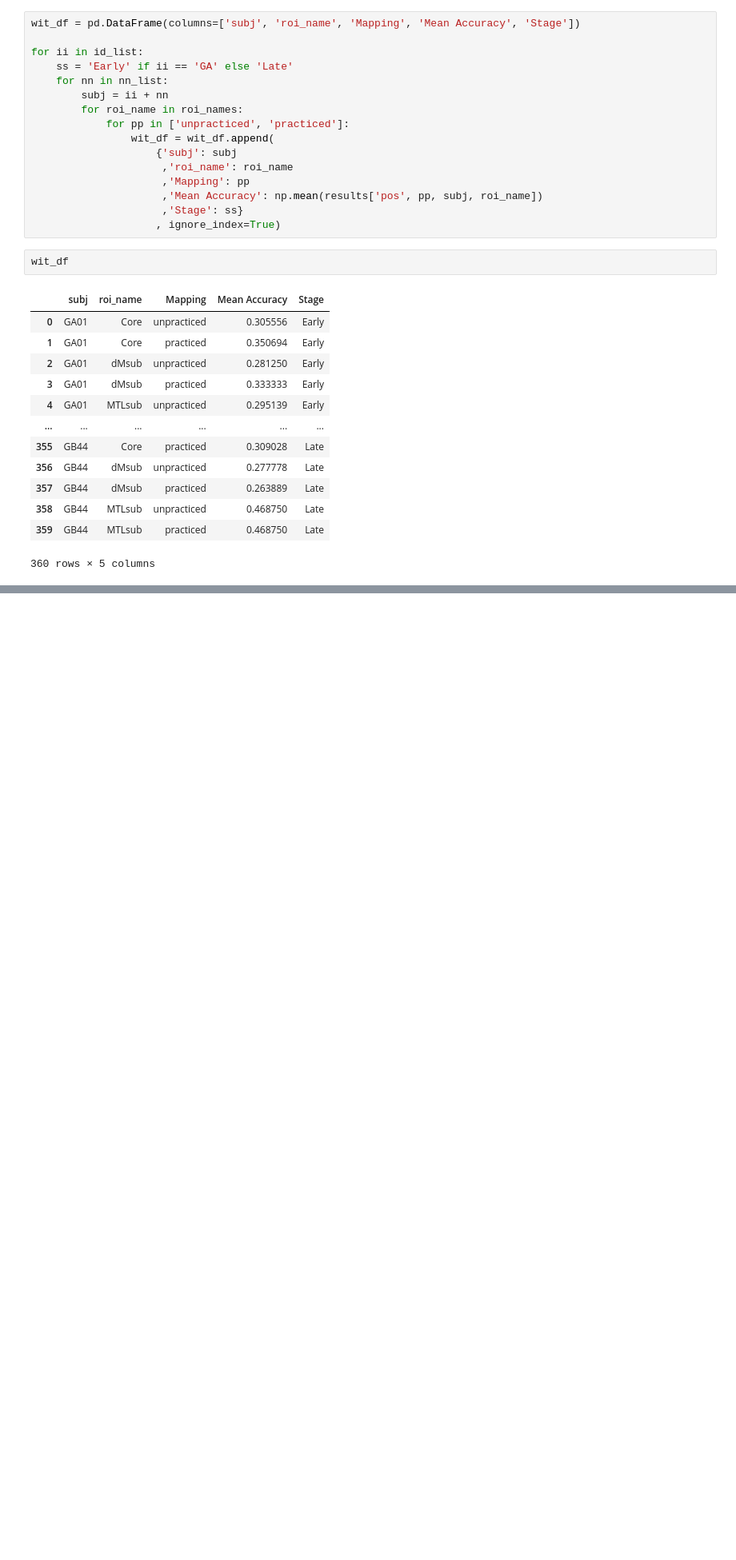
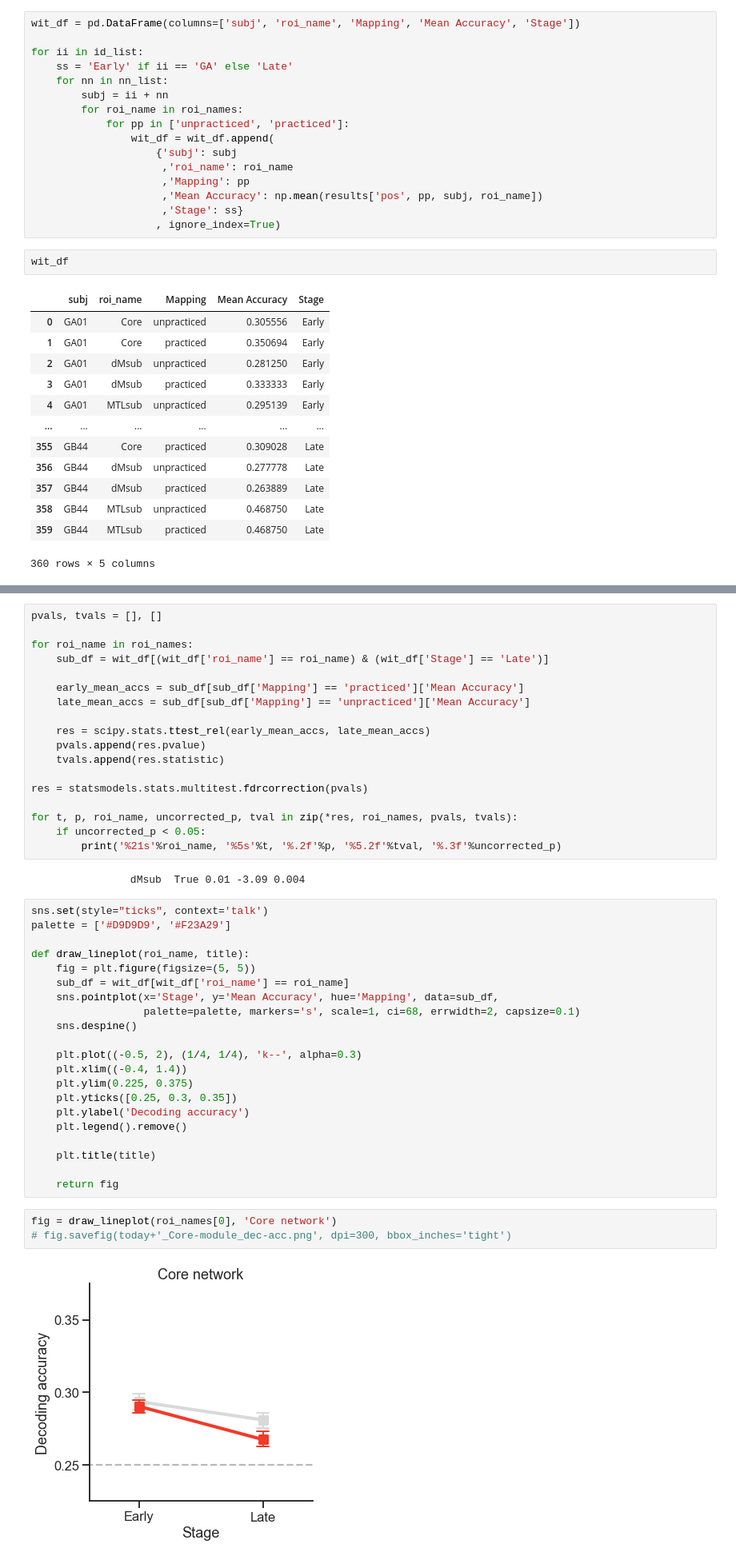
Before and after one commit to psb629/labs, a Jupyter notebook: GA/scripts/fMRI_analysis.ipynb, the cells around one changed output, grey strips where cells are left out. Shown: that part at 80% size. Cells and saved outputs as stored; diff of their text form; blank space fills up the shorter version.

Commit message:
checked DMN modules

```diff
--- a/GA/scripts/fMRI_analysis.ipynb
+++ b/GA/scripts/fMRI_analysis.ipynb
@@ -481,0 +477,46 @@ wit_df
+# %%
+pvals, tvals = [], []
+
+for roi_name in roi_names:
+    sub_df = wit_df[(wit_df['roi_name'] == roi_name) & (wit_df['Stage'] == 'Late')]
+
+    early_mean_accs = sub_df[sub_df['Mapping'] == 'practiced']['Mean Accuracy']
+    late_mean_accs = sub_df[sub_df['Mapping'] == 'unpracticed']['Mean Accuracy']
+
+    res = scipy.stats.ttest_rel(early_mean_accs, late_mean_accs)
+    pvals.append(res.pvalue)
+    tvals.append(res.statistic)
+
+res = statsmodels.stats.multitest.fdrcorrection(pvals)
+
+for t, p, roi_name, uncorrected_p, tval in zip(*res, roi_names, pvals, tvals):
+    if uncorrected_p < 0.05:
+        print('%21s'%roi_name, '%5s'%t, '%.2f'%p, '%5.2f'%tval, '%.3f'%uncorrected_p)
+# %% [output]
+                dMsub  True 0.01 -3.09 0.004
+# %%
+sns.set(style="ticks", context='talk')
+palette = ['#D9D9D9', '#F23A29']
+
+def draw_lineplot(roi_name, title):
+    fig = plt.figure(figsize=(5, 5))
+    sub_df = wit_df[wit_df['roi_name'] == roi_name]
+    sns.pointplot(x='Stage', y='Mean Accuracy', hue='Mapping', data=sub_df,
+                  palette=palette, markers='s', scale=1, ci=68, errwidth=2, capsize=0.1)
+    sns.despine()
+
+    plt.plot((-0.5, 2), (1/4, 1/4), 'k--', alpha=0.3)
+    plt.xlim((-0.4, 1.4))
+    plt.ylim(0.225, 0.375)
+    plt.yticks([0.25, 0.3, 0.35])
+    plt.ylabel('Decoding accuracy')
+    plt.legend().remove()
+
+    plt.title(title)
+
+    return fig
+# %%
+fig = draw_lineplot(roi_names[0], 'Core network')
+# fig.savefig(today+'_Core-module_dec-acc.png', dpi=300, bbox_inches='tight')
+# %% [output]
+[figure, added]
```
Also changed, not shown: parts of 8 cells of this notebook, 3 other files.
